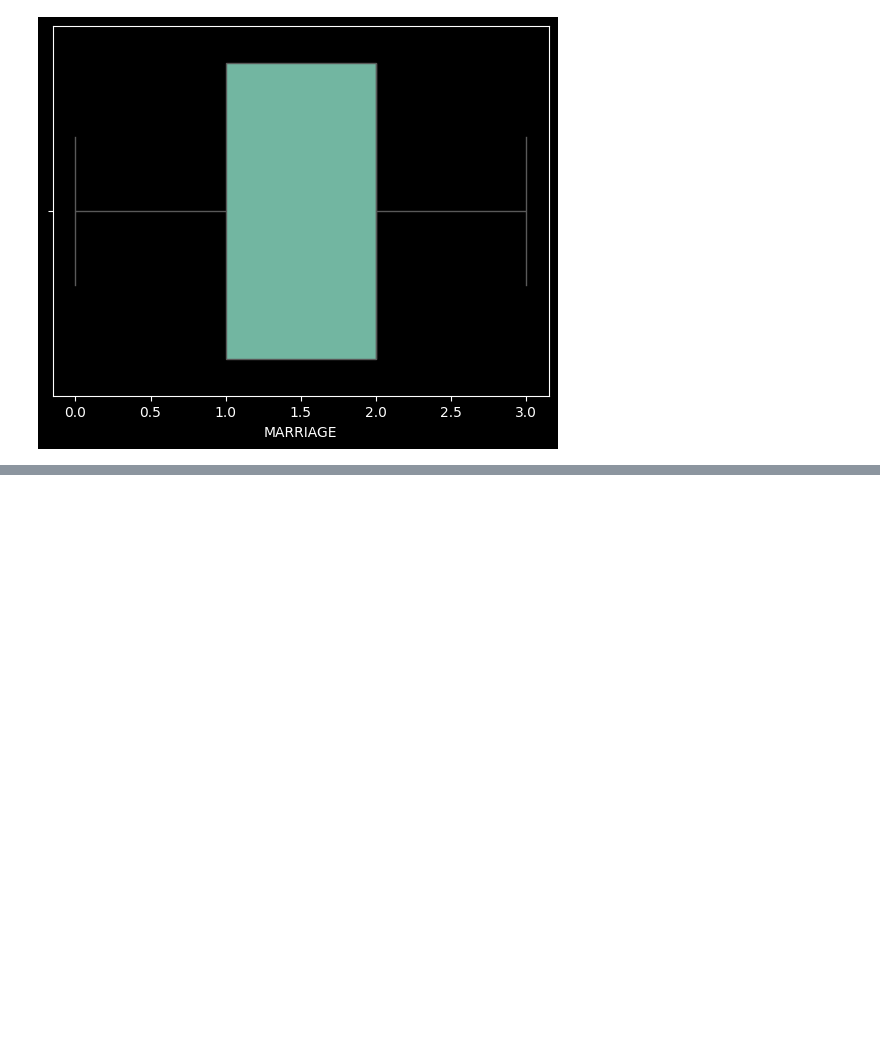
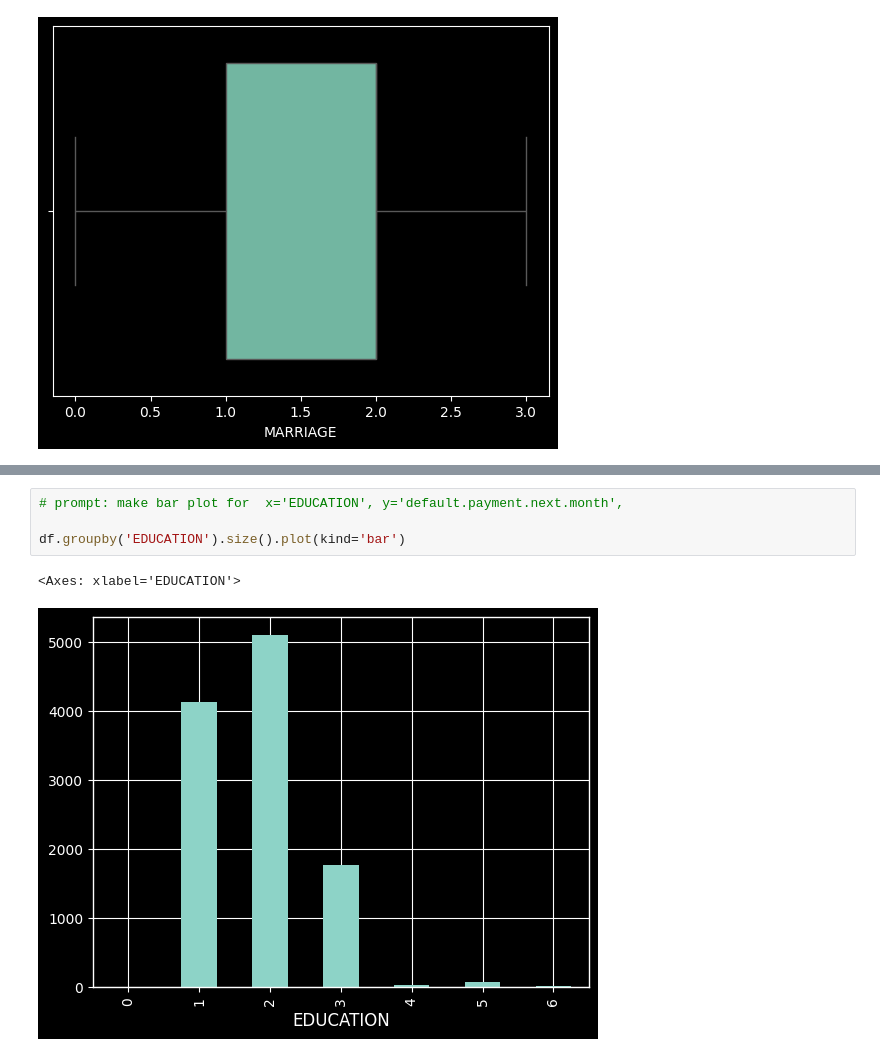
Before and after one commit to awaiskhan005/DATA-SCIENCE-AND-AI-, a Jupyter notebook: Credit_card_fraud_data_project.ipynb, the cells around one changed output, grey strips where cells are left out. Drawn from its saved outputs; the diff is of its cells as text; blank space fills up the shorter version.

```diff
--- a/Credit_card_fraud_data_project.ipynb
+++ b/Credit_card_fraud_data_project.ipynb
@@ -205,0 +213,7 @@ plt.ylabel("no of individual")
+# %%
+# prompt: make bar plot for  x='EDUCATION', y='default.payment.next.month',
+
+df.groupby('EDUCATION').size().plot(kind='bar')
+# %% [output]
+<Axes: xlabel='EDUCATION'>
+[figure, added]
```
Also changed, not shown: parts of 26 cells of this notebook.
